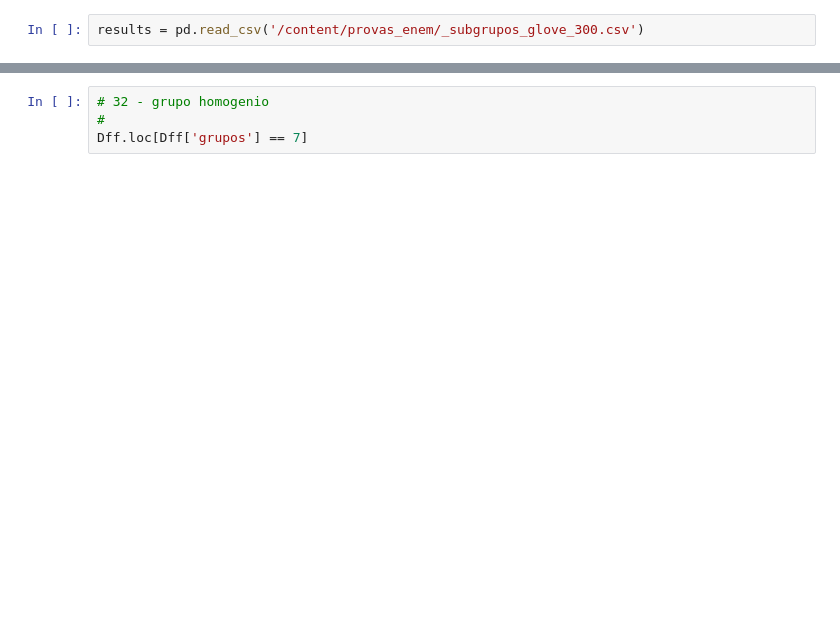
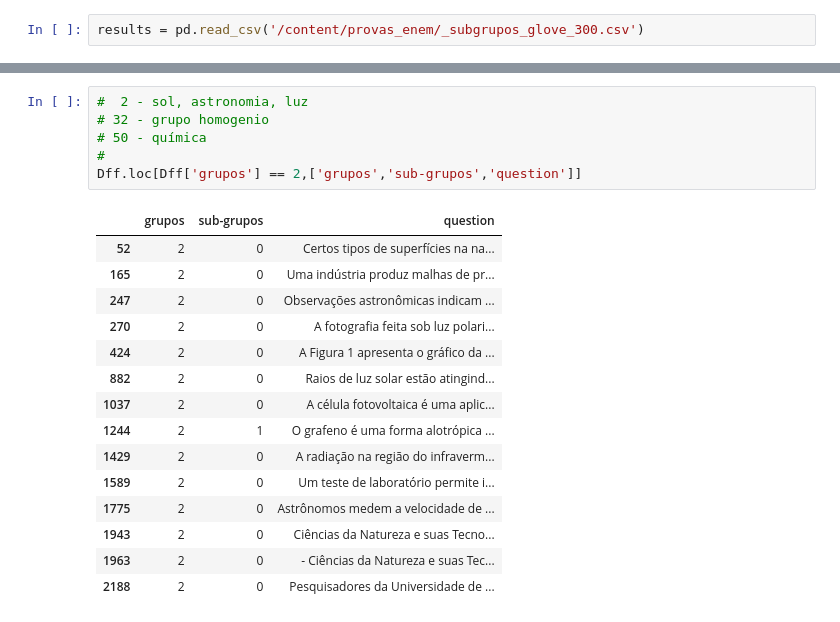
Before and after one commit to andreramalho/provas_enem, a Jupyter notebook: Consulta_questoes_ENEM.ipynb, the cells around one changed output, grey strips where cells are left out. Saved outputs shown, nothing was run; the diff lists cells and outputs as text; blank space fills up the shorter version.

```diff
--- a/Consulta_questoes_ENEM.ipynb
+++ b/Consulta_questoes_ENEM.ipynb
@@ -76,4 +95,22 @@ Dff.head()
 # %%
+#  2 - sol, astronomia, luz
 # 32 - grupo homogenio
+# 50 - química
 #
-Dff.loc[Dff['grupos'] == 7]
+Dff.loc[Dff['grupos'] == 2,['grupos','sub-grupos','question']]
+# %% [output]
+|  | grupos | sub-grupos | question |
+| 52 | 2 | 0 | Certos tipos de superfícies na na... |
+| 165 | 2 | 0 | Uma indústria produz malhas de pr... |
+| 247 | 2 | 0 | Observações astronômicas indicam ... |
+| 270 | 2 | 0 | A fotografia feita sob luz polari... |
+| 424 | 2 | 0 | A Figura 1 apresenta o gráﬁco da ... |
+| 882 | 2 | 0 | Raios de luz solar estão atingind... |
+| 1037 | 2 | 0 | A célula fotovoltaica é uma aplic... |
+| 1244 | 2 | 1 | O grafeno é uma forma alotrópica ... |
+| 1429 | 2 | 0 | A radiação na região do infraverm... |
+| 1589 | 2 | 0 | Um teste de laboratório permite i... |
+| 1775 | 2 | 0 | Astrônomos medem a velocidade de ... |
+| 1943 | 2 | 0 | Ciências da Natureza e suas Tecno... |
+| 1963 | 2 | 0 | - Ciências da Natureza e suas Tec... |
+| 2188 | 2 | 0 | Pesquisadores da Universidade de ... |
```
Also changed, not shown: parts of 5 cells of this notebook.
